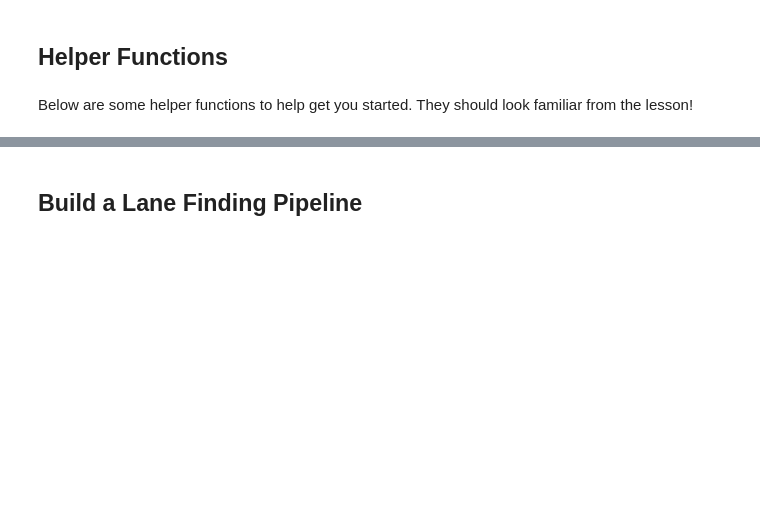
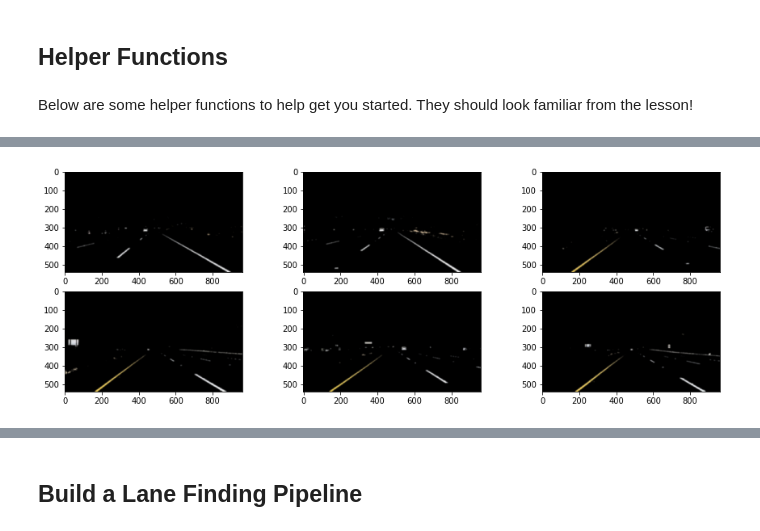
Before and after one commit to matrix-revolution/CarND-LaneLines-P1, a Jupyter notebook: P1.ipynb, the cells around one changed output, grey strips where cells are left out. Drawn from its saved outputs; the diff is of its cells as text; code cells hidden in the pictures; blank space fills up the shorter version.

```diff
--- a/P1.ipynb
+++ b/P1.ipynb
@@ -241,0 +241,6 @@ os.listdir("test_images/")
+# %%
+blurred_images = list(map(lambda image: gaussian_blur(image), masked_images))
+# %%
+plot_img(blurred_images, 'Greys_r')
+# %% [output]
+[figure, added]
```
Also changed, not shown: parts of 34 cells of this notebook, 5 other files.
